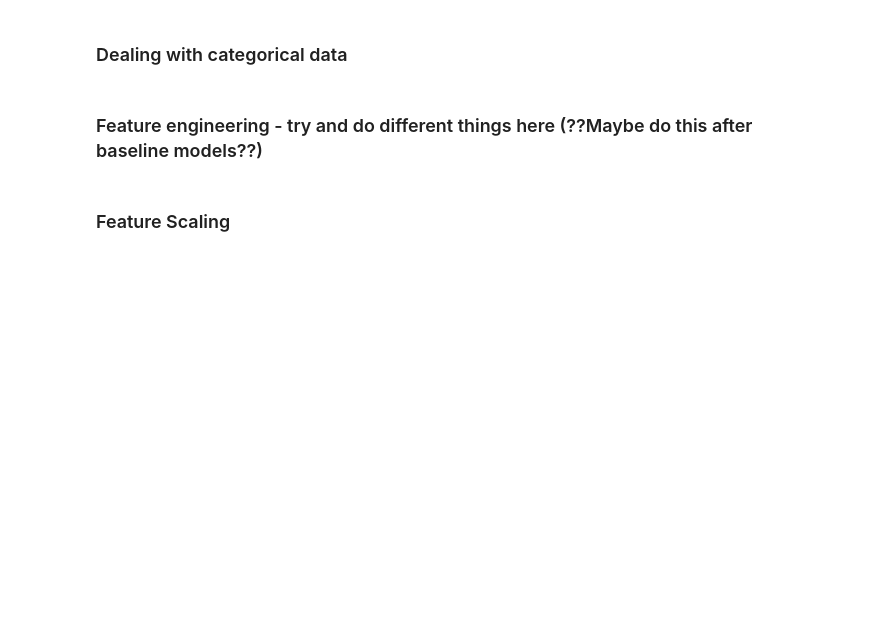
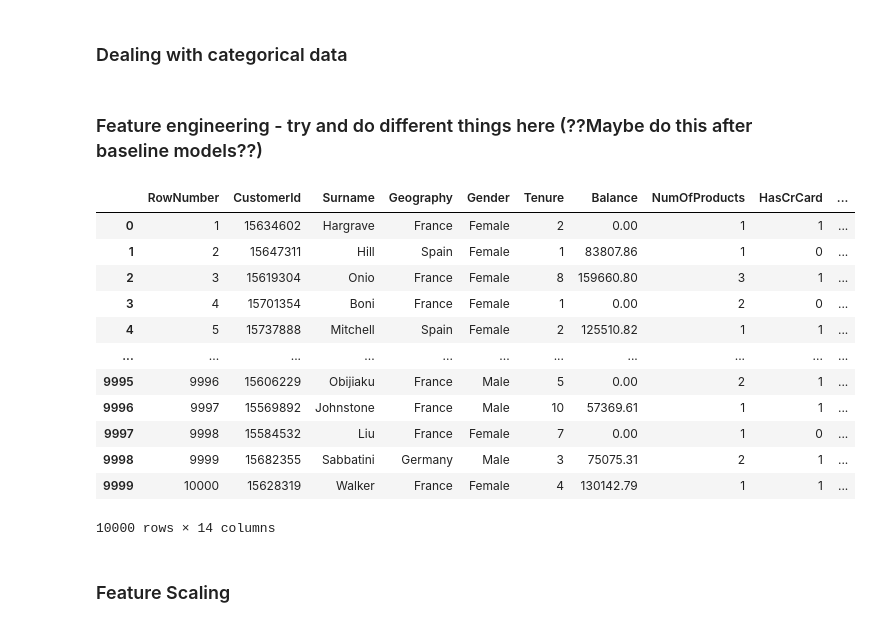
Before and after one commit to AML-final-course-project/SMM284, a Jupyter notebook: customer_churn.ipynb, the cells around one changed output. Cells and saved outputs as stored; diff of their text form; code cells hidden in the pictures; blank space fills up the shorter version.

Commit message:
feature engineering
added new features: NewCreditScore, NewAge and NewEstSalaryScore.

```diff
--- a/customer_churn.ipynb
+++ b/customer_churn.ipynb
@@ -206,5 +238,33 @@ def preprocesssing(df):
 # %% [markdown]
 ### Feature engineering - try and do different things here (??Maybe do this after baseline models??)
+# %%
+def new_features (df):
+
+    # Feature engineering
+    df['NewAge'] = pd.cut(df.Age, bins = [18, 26, 42, 58, 68, 77, 100],
+                      labels = [1,2,3,4,5,6],include_lowest = True)
+# source: 'age range by generation'   beresfordresearch.com/age-range-by-generation/
+    df["NewCreditsScore"] = pd.qcut(df['CreditScore'], 6, labels = [1, 2, 3, 4, 5, 6])
+    df["NewEstSalaryScore"] = pd.qcut(df['EstimatedSalary'], 10, labels = [1, 2, 3, 4, 5, 6, 7, 8, 9, 10])
+    df.drop(columns=['Age','CreditScore', 'EstimatedSalary'],inplace=True)
+
+    return df
+# %%
+new_features (df)
+# %% [output]
+|  | RowNumber | CustomerId | Surname | Geography | Gender | Tenure | Balance | NumOfProducts | HasCrCard | ... |
+| 0 | 1 | 15634602 | Hargrave | France | Female | 2 | 0.00 | 1 | 1 | ... |
+| 1 | 2 | 15647311 | Hill | Spain | Female | 1 | 83807.86 | 1 | 0 | ... |
+| 2 | 3 | 15619304 | Onio | France | Female | 8 | 159660.80 | 3 | 1 | ... |
+| 3 | 4 | 15701354 | Boni | France | Female | 1 | 0.00 | 2 | 0 | ... |
+| 4 | 5 | 15737888 | Mitchell | Spain | Female | 2 | 125510.82 | 1 | 1 | ... |
+| ... | ... | ... | ... | ... | ... | ... | ... | ... | ... | ... |
+| 9995 | 9996 | 15606229 | Obijiaku | France | Male | 5 | 0.00 | 2 | 1 | ... |
+| 9996 | 9997 | 15569892 | Johnstone | France | Male | 10 | 57369.61 | 1 | 1 | ... |
+| 9997 | 9998 | 15584532 | Liu | France | Female | 7 | 0.00 | 1 | 0 | ... |
+| 9998 | 9999 | 15682355 | Sabbatini | Germany | Male | 3 | 75075.31 | 2 | 1 | ... |
+| 9999 | 10000 | 15628319 | Walker | France | Female | 4 | 130142.79 | 1 | 1 | ... |
+10000 rows × 14 columns
 # %% [markdown]
 ### Feature Scaling
 # %% [markdown]
```
Also changed, not shown: parts of 6 cells of this notebook.
